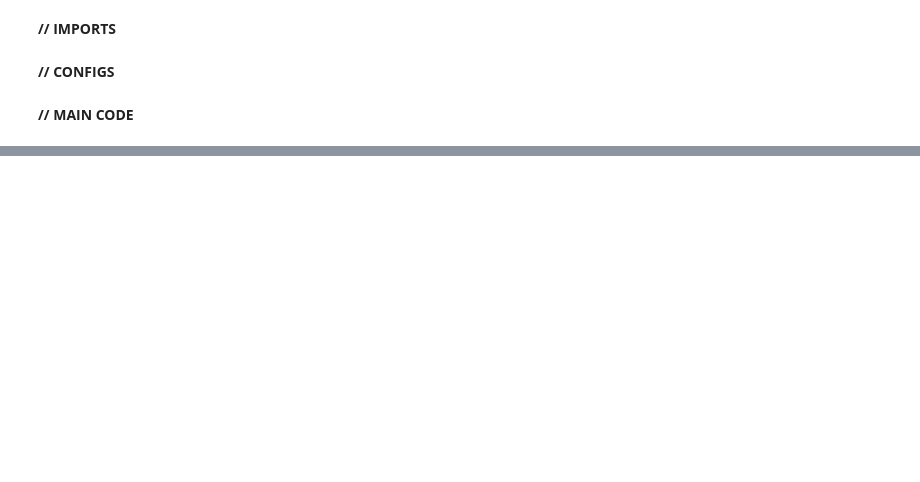
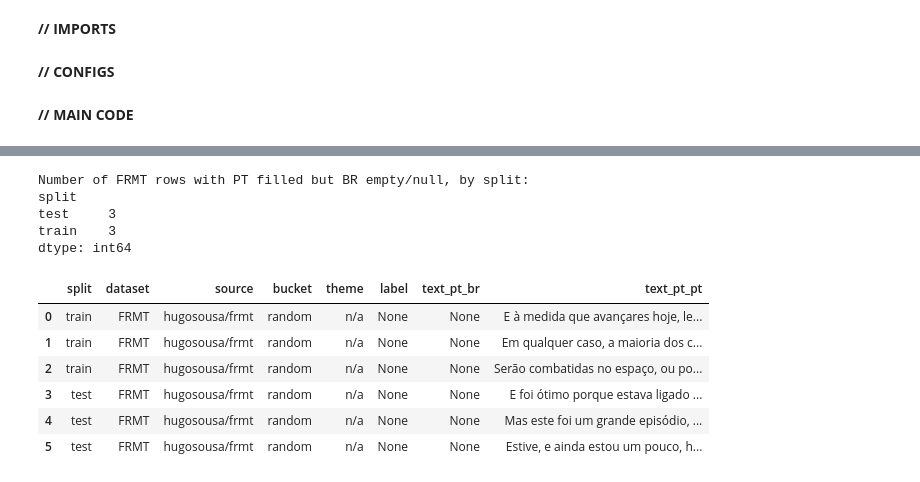
Before and after one commit to laiarodrigo/Thesis, a Jupyter notebook: eda's/11_all_data_statistics.ipynb, the cells around one changed output, grey strips where cells are left out. Saved outputs shown, nothing was run; the diff lists cells and outputs as text; code cells hidden in the pictures; blank space fills up the shorter version.

```diff
--- a/eda's/11_all_data_statistics.ipynb
+++ b/eda's/11_all_data_statistics.ipynb
@@ -178,3 +5,18 @@ def stream_test_rows_from_project(
+# %%
+import duckdb, pathlib
+
+PROJECT_DB_PATH = pathlib.Path("../data/duckdb/subs_project.duckdb")
+SOURCE_DB_PATH  = pathlib.Path("../data/duckdb/subs.duckdb")
+
+con = duckdb.connect(PROJECT_DB_PATH.as_posix())
+con.execute("PRAGMA threads=1;")
+con.execute("PRAGMA preserve_insertion_order=false;")
+con.execute("PRAGMA memory_limit='4GB';")  # <-- increase this if your machine has the RAM
+con.execute("PRAGMA temp_directory='/tmp/duckdb_tmp';")  # make sure this dir exists
+
+dbl = con.execute("PRAGMA database_list").df()
+if not (dbl["name"] == "src").any():
+    con.execute(f"ATTACH '{SOURCE_DB_PATH.as_posix()}' AS src;")
 # %% [markdown]
 **// MAIN CODE**
 # %%
@@ -392,0 +114,63 @@ plt.show()
+# %%
+import pandas as pd
+
+# rows where dataset = 'FRMT', PT side is non-empty, BR side is empty or NULL
+sql = r"""
+    SELECT
+        split,
+        dataset,
+        source,
+        bucket,
+        theme,
+        label,
+        text_pt_br,
+        text_pt_pt
+    FROM train_data
+    WHERE dataset = 'FRMT'
+      AND text_pt_pt IS NOT NULL
+      AND TRIM(COALESCE(text_pt_pt, '')) <> ''
+      AND (
+            text_pt_br IS NULL
+         OR TRIM(COALESCE(text_pt_br, '')) = ''
+      )
+
+    UNION ALL
+
+    SELECT
+        'test' AS split,
+        dataset,
+        source,
+        bucket,
+        theme,
+        label,
+        text_pt_br,
+        text_pt_pt
+    FROM test_data
+    WHERE dataset = 'FRMT'
+      AND text_pt_pt IS NOT NULL
+      AND TRIM(COALESCE(text_pt_pt, '')) <> ''
+      AND (
+            text_pt_br IS NULL
+         OR TRIM(COALESCE(text_pt_br, '')) = ''
+      )
+"""
+
+frmt_pt_only = con.execute(sql).df()
+
+print("Number of FRMT rows with PT filled but BR empty/null, by split:")
+print(frmt_pt_only.groupby("split").size())
+
+frmt_pt_only
+# %% [output]
+Number of FRMT rows with PT filled but BR empty/null, by split:
+split
+test     3
+train    3
+dtype: int64
+|  | split | dataset | source | bucket | theme | label | text_pt_br | text_pt_pt |
+| 0 | train | FRMT | hugosousa/frmt | random | n/a | None | None | E à medida que avançares hoje, le... |
+| 1 | train | FRMT | hugosousa/frmt | random | n/a | None | None | Em qualquer caso, a maioria dos c... |
+| 2 | train | FRMT | hugosousa/frmt | random | n/a | None | None | Serão combatidas no espaço, ou po... |
+| 3 | test | FRMT | hugosousa/frmt | random | n/a | None | None | E foi ótimo porque estava ligado ... |
+| 4 | test | FRMT | hugosousa/frmt | random | n/a | None | None | Mas este foi um grande episódio, ... |
+| 5 | test | FRMT | hugosousa/frmt | random | n/a | None | None | Estive, e ainda estou um pouco, h... |
```
Also changed, not shown: parts of 11 cells of this notebook, 2 other files.
